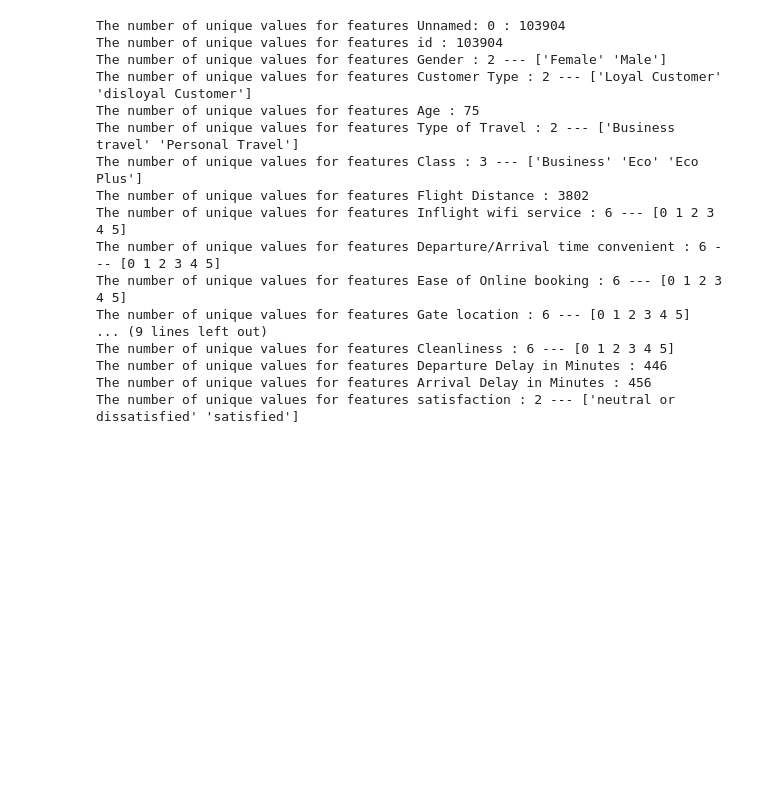
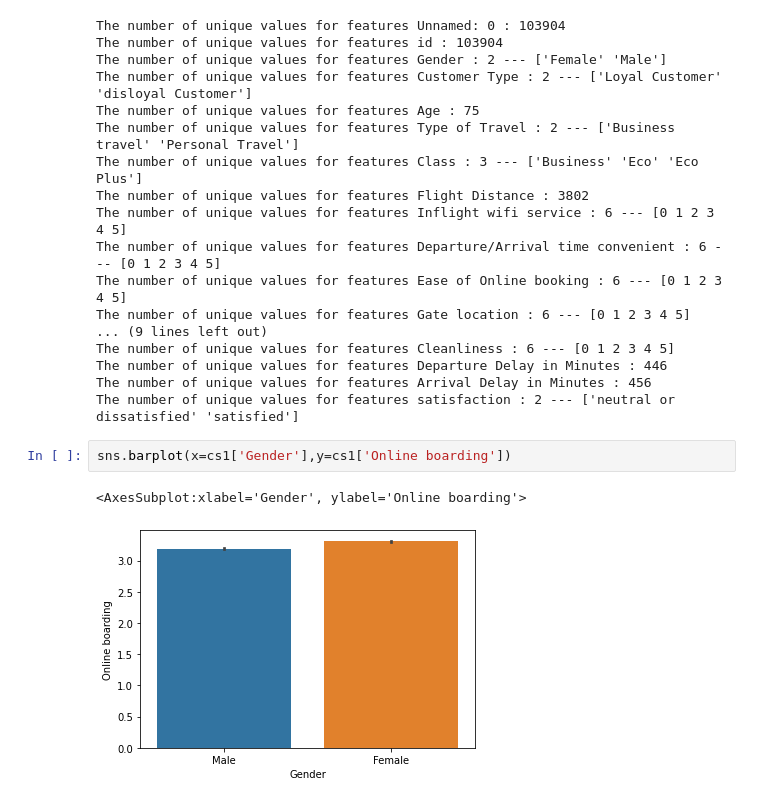
Before and after one commit to Rupesh707/Airline_Passenger_Satisfaction, a Jupyter notebook: Airline_Passenger_Sat.ipynb, the cells around one changed output. Saved outputs shown, nothing was run; the diff lists cells and outputs as text; blank space fills up the shorter version.

Commit message:
Visualization

```diff
--- a/Airline_Passenger_Sat.ipynb
+++ b/Airline_Passenger_Sat.ipynb
@@ -175,3 +175,8 @@ The number of unique values for features Cleanliness : 6 --- [0 1 2 3 4 5]
 The number of unique values for features Departure Delay in Minutes : 446
 The number of unique values for features Arrival Delay in Minutes : 456
 The number of unique values for features satisfaction : 2 --- ['neutral or dissatisfied' 'satisfied']
+# %%
+sns.barplot(x=cs1['Gender'],y=cs1['Online boarding'])
+# %% [output]
+<AxesSubplot:xlabel='Gender', ylabel='Online boarding'>
+[figure, added]
```
Also changed, not shown: parts of 1 cell of this notebook.
